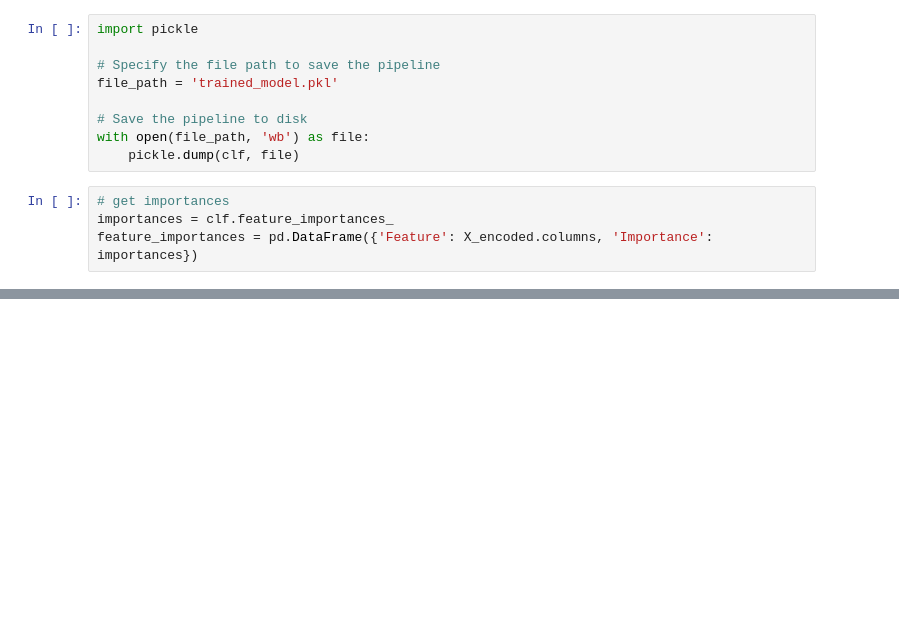
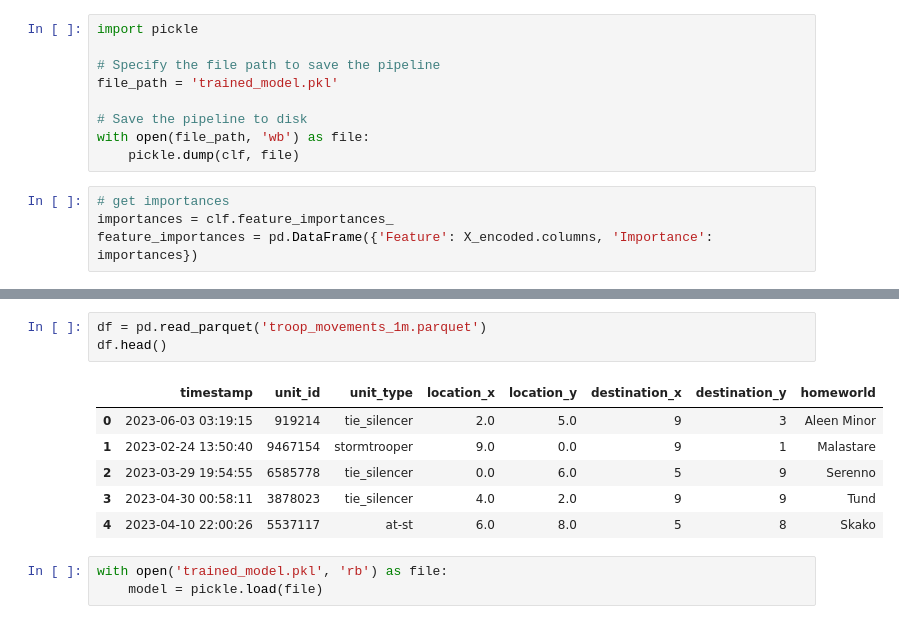
Before and after one commit to piersonf/edp-guided-3, a Jupyter notebook: prediction_model.ipynb, the cells around one changed output, grey strips where cells are left out. Cells and saved outputs as stored; diff of their text form; blank space fills up the shorter version.

```diff
--- a/prediction_model.ipynb
+++ b/prediction_model.ipynb
@@ -79,0 +80,13 @@ plt.show()
+# %%
+df = pd.read_parquet('troop_movements_1m.parquet')
+df.head()
+# %% [output]
+|  | timestamp | unit_id | unit_type | location_x | location_y | destination_x | destination_y | homeworld |
+| 0 | 2023-06-03 03:19:15 | 919214 | tie_silencer | 2.0 | 5.0 | 9 | 3 | Aleen Minor |
+| 1 | 2023-02-24 13:50:40 | 9467154 | stormtrooper | 9.0 | 0.0 | 9 | 1 | Malastare |
+| 2 | 2023-03-29 19:54:55 | 6585778 | tie_silencer | 0.0 | 6.0 | 5 | 9 | Serenno |
+| 3 | 2023-04-30 00:58:11 | 3878023 | tie_silencer | 4.0 | 2.0 | 9 | 9 | Tund |
+| 4 | 2023-04-10 22:00:26 | 5537117 | at-st | 6.0 | 8.0 | 5 | 8 | Skako |
+# %%
+with open('trained_model.pkl', 'rb') as file:
+    model = pickle.load(file)
```
Also changed, not shown: parts of 6 cells of this notebook, 3 other files.
